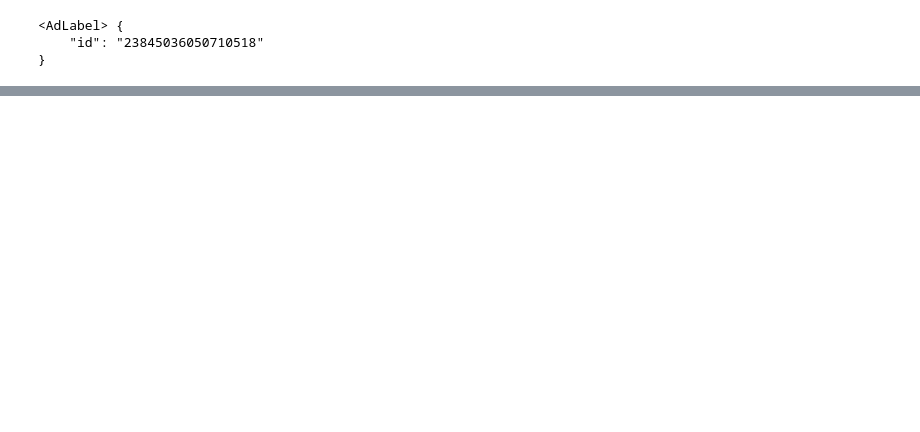
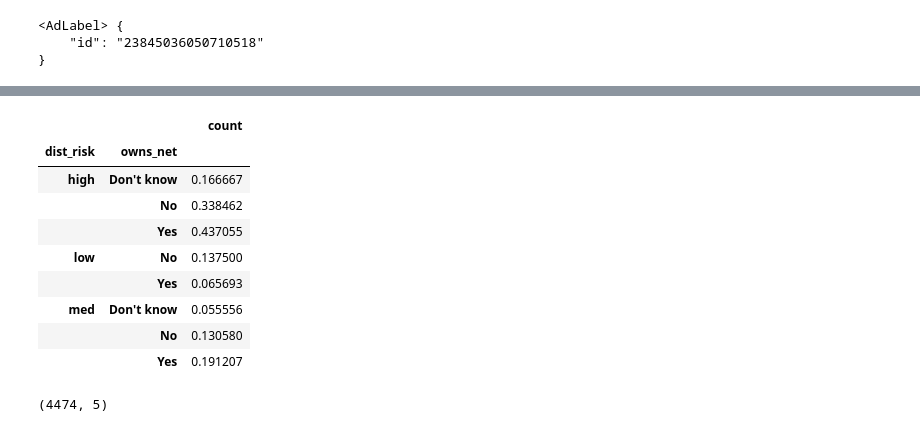
Before and after one commit to vlab-research/vlab, a Jupyter notebook: marketing.ipynb, the cells around one changed output, grey strips where cells are left out. Cells and saved outputs as stored; diff of their text form; code cells hidden in the pictures; blank space fills up the shorter version.

```diff
--- a/marketing.ipynb
+++ b/marketing.ipynb
@@ -140,0 +421,9 @@ districts =
+# %%
+high_malaria_dists = perc[(perc.perc > .25) & (perc.target >= 3)].cluster.unique()
+low_malaria_dists = perc[(perc.perc < .07) & (perc.target >= 3)].cluster.unique()
+# %%
+dd['dist_risk'] = 'med'
+dd.loc[dd.cluster.isin(low_malaria_dists), 'dist_risk'] = 'low'
+dd.loc[dd.cluster.isin(high_malaria_dists), 'dist_risk'] = 'high'
+# %%
+dd['malaria'] = dd.malaria_incidence == 'Yes'
@@ -140,0 +434,7 @@ districts =
+# %%
+def malaria_prob(groupby):
+    d = groupby.malaria.value_counts(normalize=True)
+    d.name = 'count'
+    d = d.reset_index(level=-1)
+    d = d[d.malaria == True].drop(columns='malaria')
+    return d
@@ -140,0 +477,13 @@ districts =
+# %%
+malaria_prob(dd.groupby(['dist_risk', 'owns_net']))
+# %% [output]
+|  |  | count |
+| dist_risk | owns_net |  |
+| high | Don't know | 0.166667 |
+|  | No | 0.338462 |
+|  | Yes | 0.437055 |
+| low | No | 0.137500 |
+|  | Yes | 0.065693 |
+| med | Don't know | 0.055556 |
+|  | No | 0.130580 |
+|  | Yes | 0.191207 |
@@ -140,0 +501,4 @@ districts =
+# %%
+X.shape
+# %% [output]
+(4474, 5)
```
Also changed, not shown: parts of 86 cells of this notebook.
